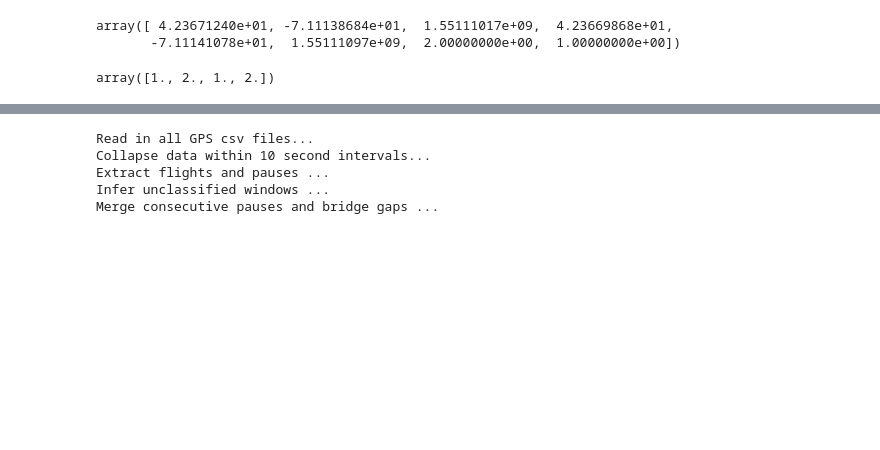
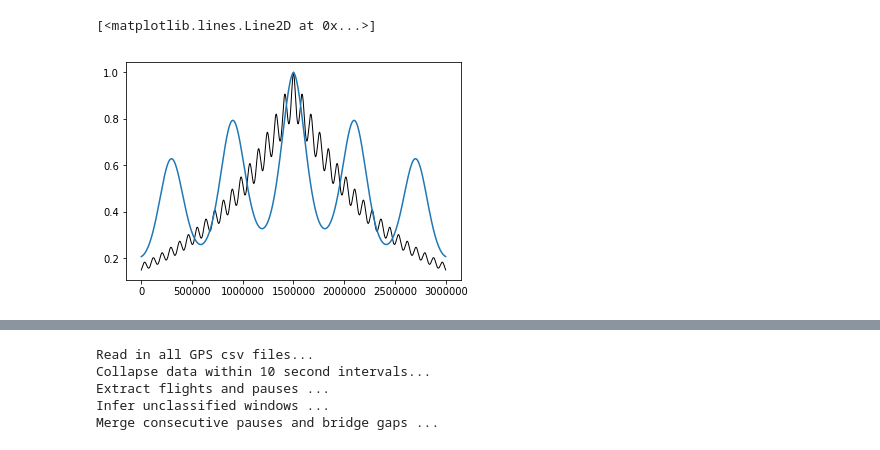
Before and after one commit to onnela-lab/forest, a Jupyter notebook: sweet_olive/geometry_gps.ipynb, the cells around one changed output, grey strips where cells are left out. Saved outputs shown, nothing was run; the diff lists cells and outputs as text; code cells hidden in the pictures; blank space fills up the shorter version.

```diff
--- a/sweet_olive/geometry_gps.ipynb
+++ b/sweet_olive/geometry_gps.ipynb
@@ -615,10 +941,0 @@ def checkbound(current_x,current_y,MobMat):
-# %%
-mis_table[0,:]
-# %% [output]
-array([ 4.23671240e+01, -7.11138684e+01,  1.55111017e+09,  4.23669868e+01,
-       -7.11141078e+01,  1.55111097e+09,  2.00000000e+00,  1.00000000e+00])
-# %%
-a=np.append(a,[1,2])
-a
-# %% [output]
-array([1., 2., 1., 2.])
@@ -861,0 +942,15 @@ def Imp2traj(imp_table,MobMat,itrvl=10,r=None,w=None,h=None):
+# %%
+l1 = 60*60*24*10
+l2 = 60*60*24*30
+a1 = 5
+a2 = 1
+mean_t = 1500000
+current_t = np.arange(0,3000000,10)
+k1 = np.exp(-abs(current_t-mean_t)/l1)*np.exp(-(np.sin(abs(current_t-mean_t)/86400*math.pi))**2/a1)
+k2 = np.exp(-abs(current_t-mean_t)/l2)*np.exp(-(np.sin(abs(current_t-mean_t)/604800*math.pi))**2/a2)
+# %%
+plt.plot(current_t,k1, 'k-', lw=1)
+plt.plot(current_t,k2)
+# %% [output]
+[<matplotlib.lines.Line2D at 0x...>]
+[figure, added]
```
Also changed, not shown: parts of 22 cells of this notebook.
